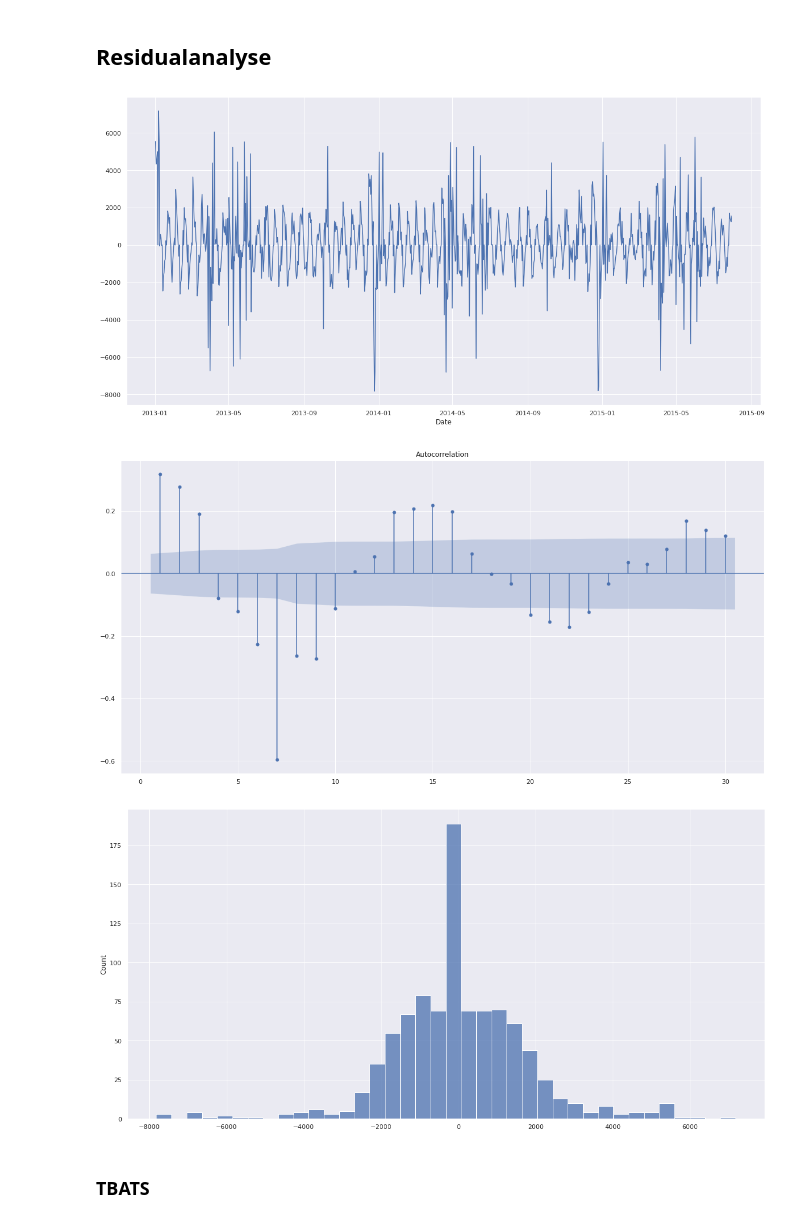
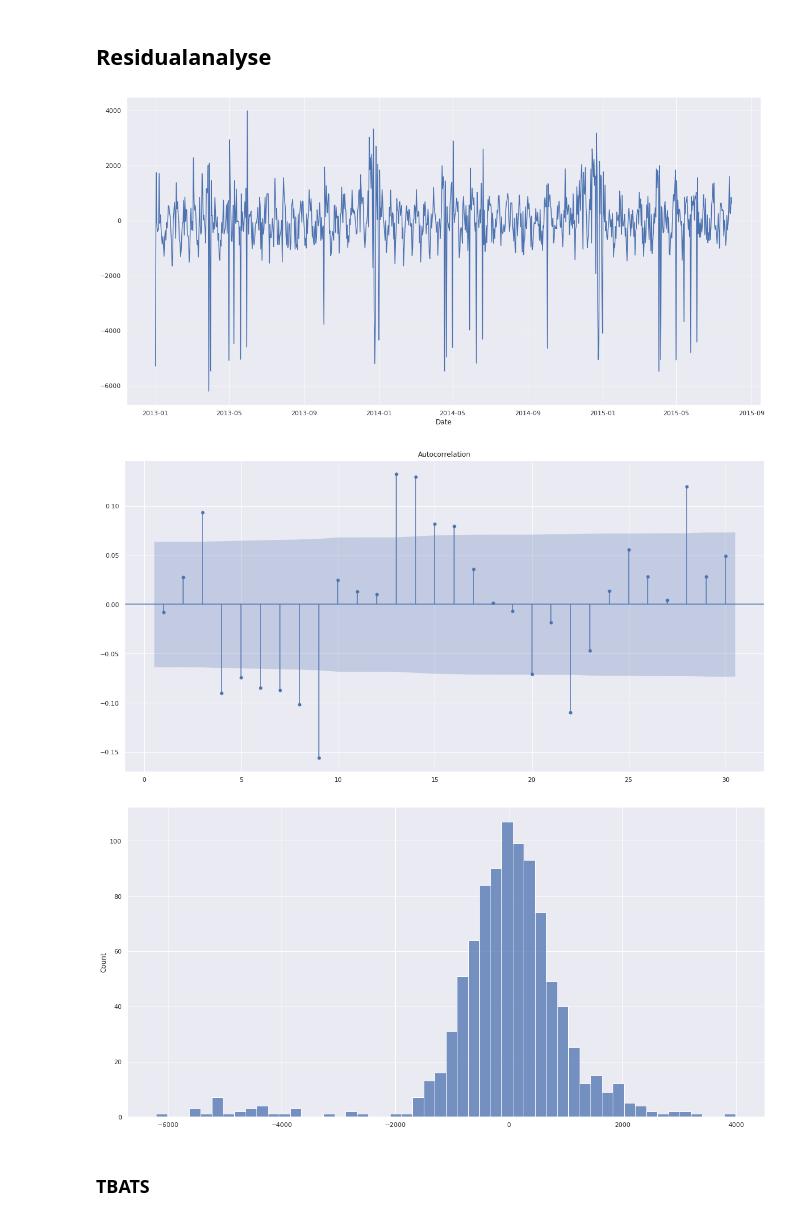
Before and after one commit to schemm/forecasting, a Jupyter notebook: RossmannStoreSales.ipynb, the cells around one changed output. Drawn from its saved outputs; the diff is of its cells as text; code cells hidden in the pictures.

```diff
--- a/RossmannStoreSales.ipynb
+++ b/RossmannStoreSales.ipynb
@@ -371,33 +397,37 @@ display(metric_x_model.sort_values(by = 'MAE', ascending = True))
 # %%
 from sktime.forecasting.naive import NaiveForecaster
 from sktime.forecasting.exp_smoothing import ExponentialSmoothing
 from sktime.forecasting.model_selection import temporal_train_test_split
 from sktime.transformations.series.detrend import Detrender
 from statsmodels.graphics.tsaplots import plot_pacf
 from statsmodels.graphics.tsaplots import plot_acf
 
 data = demand[demand.Store == 1]
 data.index.freq = 'D'
 
 # forecast = NaiveForecaster(strategy = 'drift')
-forecast = NaiveForecaster(strategy = 'last', sp = 7)
+# forecast = NaiveForecaster(strategy = 'last', sp = 7)
 # forecast = ExponentialSmoothing(trend = None, seasonal = 'add', sp = 7)
+forecast = TBATS(
+    sp = [3.5, 2.3, 7]
+)
+
 
 transform = Detrender(forecaster = forecast)
 residuals = transform.fit_transform(data['Sales'])
 
 #display(residuals)
 
 sns.lineplot(data = residuals)
 plt.show
 plot_acf(residuals.dropna(), zero = False)
 plt.show()
 sns.histplot(residuals)
 plt.show()
 # %% [output]
-[figure, old version]
+[figure, new version]
-[figure, old version]
+[figure, new version]
-[figure, old version]
+[figure, new version]
 # %% [markdown]
 ### TBATS
 # %%
```
Also changed, not shown: parts of 8 cells of this notebook.
